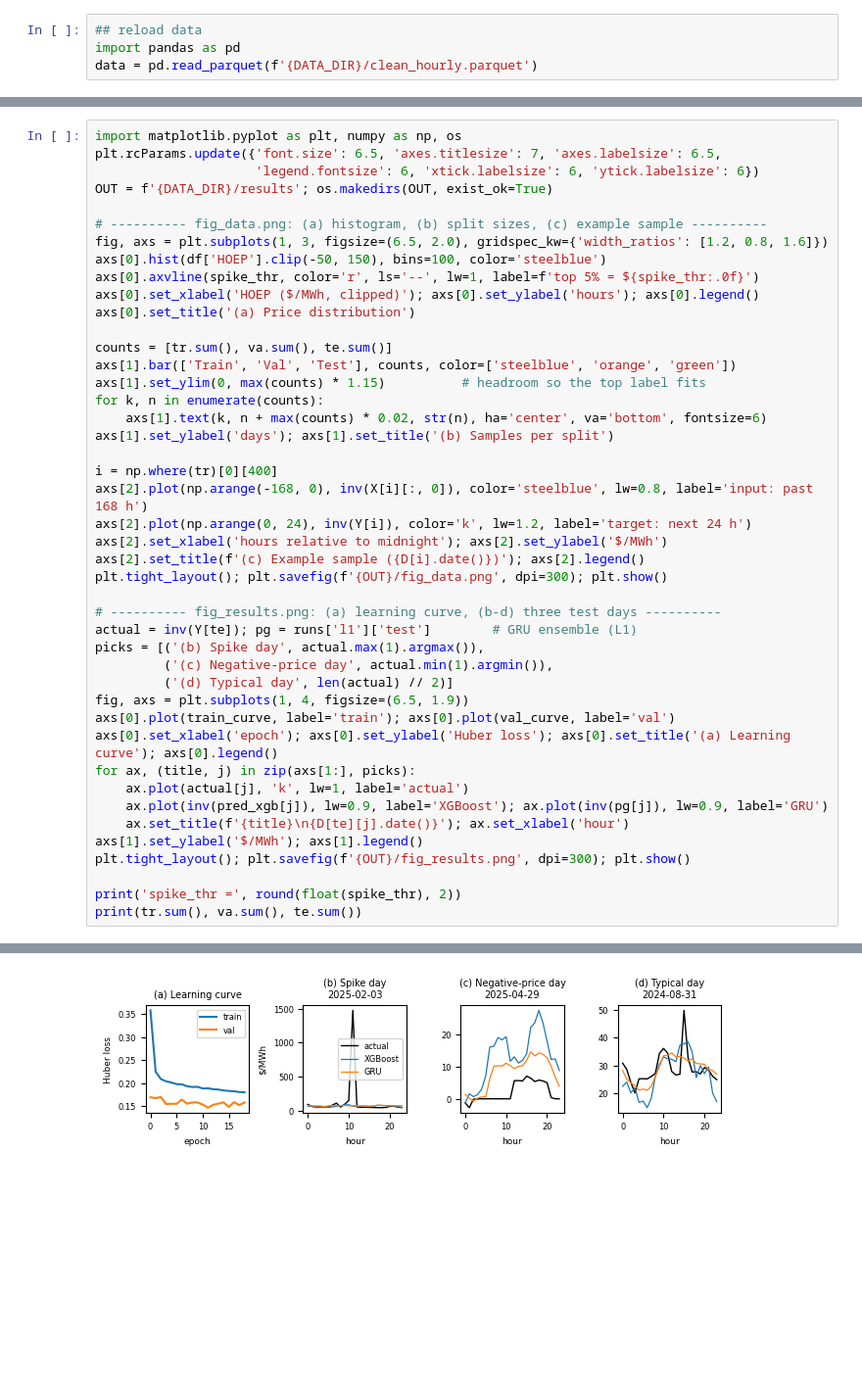
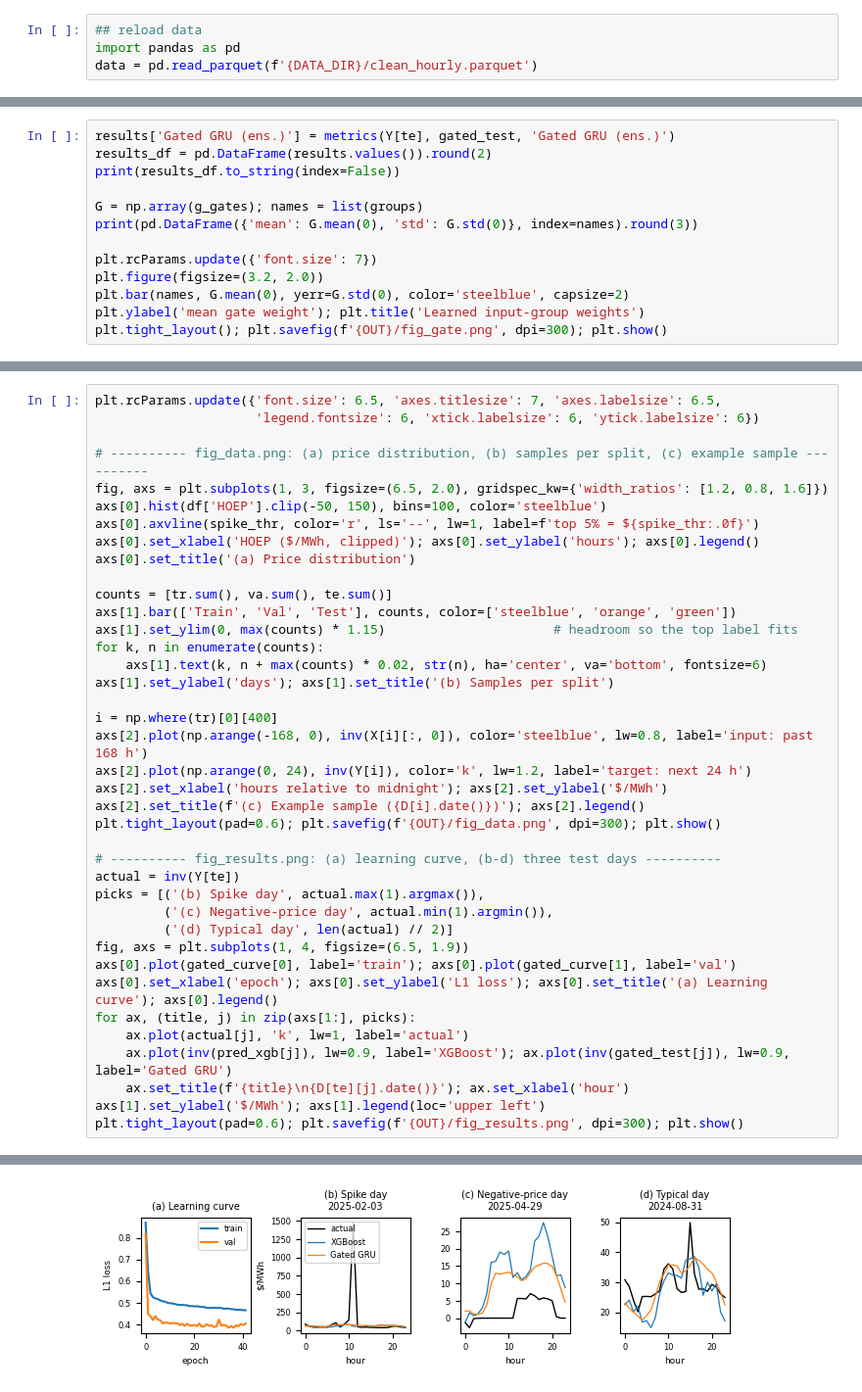
Before and after one commit to amyylxn/Ontario-Price-Forecasting, a Jupyter notebook: price_forecasting.ipynb, the cells around one changed output, grey strips where cells are left out. Shown at 98% size. Cells and saved outputs as stored; diff of their text form; blank space fills up the shorter version.

Commit message:
gated GRU implemented

```diff
--- a/price_forecasting.ipynb
+++ b/price_forecasting.ipynb
@@ -780,0 +689,13 @@ axs[0].legend(); plt.tight_layout(); plt.savefig('qualitative.png', dpi=200); pl
+# %%
+results['Gated GRU (ens.)'] = metrics(Y[te], gated_test, 'Gated GRU (ens.)')
+results_df = pd.DataFrame(results.values()).round(2)
+print(results_df.to_string(index=False))
+
+G = np.array(g_gates); names = list(groups)
+print(pd.DataFrame({'mean': G.mean(0), 'std': G.std(0)}, index=names).round(3))
+
+plt.rcParams.update({'font.size': 7})
+plt.figure(figsize=(3.2, 2.0))
+plt.bar(names, G.mean(0), yerr=G.std(0), color='steelblue', capsize=2)
+plt.ylabel('mean gate weight'); plt.title('Learned input-group weights')
+plt.tight_layout(); plt.savefig(f'{OUT}/fig_gate.png', dpi=300); plt.show()
@@ -781,10 +715,8 @@ axs[0].legend(); plt.tight_layout(); plt.savefig('qualitative.png', dpi=200); pl
 # %%
-import matplotlib.pyplot as plt, numpy as np, os
 plt.rcParams.update({'font.size': 6.5, 'axes.titlesize': 7, 'axes.labelsize': 6.5,
                      'legend.fontsize': 6, 'xtick.labelsize': 6, 'ytick.labelsize': 6})
-OUT = f'{DATA_DIR}/results'; os.makedirs(OUT, exist_ok=True)
 
-# ---------- fig_data.png: (a) histogram, (b) split sizes, (c) example sample ----------
+# ---------- fig_data.png: (a) price distribution, (b) samples per split, (c) example sample ----------
 fig, axs = plt.subplots(1, 3, figsize=(6.5, 2.0), gridspec_kw={'width_ratios': [1.2, 0.8, 1.6]})
 axs[0].hist(df['HOEP'].clip(-50, 150), bins=100, color='steelblue')
 axs[0].axvline(spike_thr, color='r', ls='--', lw=1, label=f'top 5% = ${spike_thr:.0f}')
@@ -793,7 +725,7 @@ axs[0].set_title('(a) Price distribution')
 
 counts = [tr.sum(), va.sum(), te.sum()]
 axs[1].bar(['Train', 'Val', 'Test'], counts, color=['steelblue', 'orange', 'green'])
-axs[1].set_ylim(0, max(counts) * 1.15)          # headroom so the top label fits
+axs[1].set_ylim(0, max(counts) * 1.15)                      # headroom so the top label fits
 for k, n in enumerate(counts):
     axs[1].text(k, n + max(counts) * 0.02, str(n), ha='center', va='bottom', fontsize=6)
 axs[1].set_ylabel('days'); axs[1].set_title('(b) Samples per split')
@@ -803,23 +735,20 @@ axs[2].plot(np.arange(-168, 0), inv(X[i][:, 0]), color='steelblue', lw=0.8, labe
 axs[2].plot(np.arange(0, 24), inv(Y[i]), color='k', lw=1.2, label='target: next 24 h')
 axs[2].set_xlabel('hours relative to midnight'); axs[2].set_ylabel('$/MWh')
 axs[2].set_title(f'(c) Example sample ({D[i].date()})'); axs[2].legend()
-plt.tight_layout(); plt.savefig(f'{OUT}/fig_data.png', dpi=300); plt.show()
+plt.tight_layout(pad=0.6); plt.savefig(f'{OUT}/fig_data.png', dpi=300); plt.show()
 
 # ---------- fig_results.png: (a) learning curve, (b-d) three test days ----------
-actual = inv(Y[te]); pg = runs['l1']['test']        # GRU ensemble (L1)
+actual = inv(Y[te])
 picks = [('(b) Spike day', actual.max(1).argmax()),
          ('(c) Negative-price day', actual.min(1).argmin()),
          ('(d) Typical day', len(actual) // 2)]
 fig, axs = plt.subplots(1, 4, figsize=(6.5, 1.9))
-axs[0].plot(train_curve, label='train'); axs[0].plot(val_curve, label='val')
-axs[0].set_xlabel('epoch'); axs[0].set_ylabel('Huber loss'); axs[0].set_title('(a) Learning curve'); axs[0].legend()
+axs[0].plot(gated_curve[0], label='train'); axs[0].plot(gated_curve[1], label='val')
+axs[0].set_xlabel('epoch'); axs[0].set_ylabel('L1 loss'); axs[0].set_title('(a) Learning curve'); axs[0].legend()
 for ax, (title, j) in zip(axs[1:], picks):
     ax.plot(actual[j], 'k', lw=1, label='actual')
-    ax.plot(inv(pred_xgb[j]), lw=0.9, label='XGBoost'); ax.plot(inv(pg[j]), lw=0.9, label='GRU')
+    ax.plot(inv(pred_xgb[j]), lw=0.9, label='XGBoost'); ax.plot(inv(gated_test[j]), lw=0.9, label='Gated GRU')
     ax.set_title(f'{title}\n{D[te][j].date()}'); ax.set_xlabel('hour')
-axs[1].set_ylabel('$/MWh'); axs[1].legend()
-plt.tight_layout(); plt.savefig(f'{OUT}/fig_results.png', dpi=300); plt.show()
-
-print('spike_thr =', round(float(spike_thr), 2))
-print(tr.sum(), va.sum(), te.sum())
+axs[1].set_ylabel('$/MWh'); axs[1].legend(loc='upper left')
+plt.tight_layout(pad=0.6); plt.savefig(f'{OUT}/fig_results.png', dpi=300); plt.show()
 # %% [output]
@@ -827 +756 @@ print(tr.sum(), va.sum(), te.sum())
-[figure, old version]
+[figure, new version]
```
Also changed, not shown: parts of 15 cells of this notebook.
